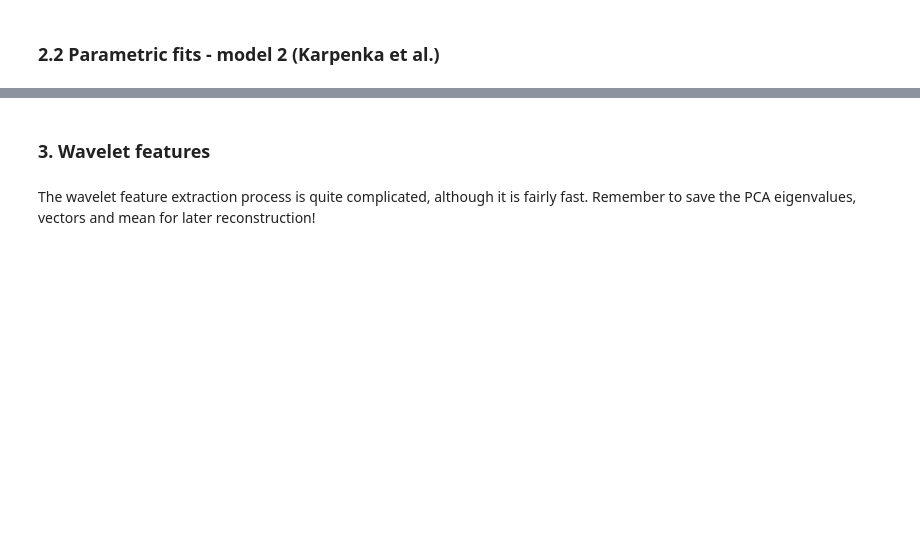
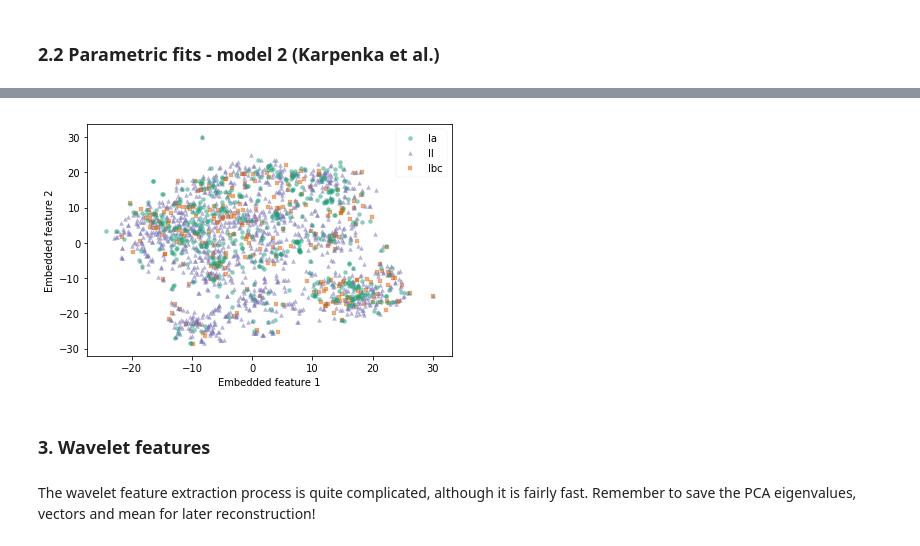
Before and after one commit to LSSTDESC/snmachine, a Jupyter notebook: examples/example_spcc.ipynb, the cells around one changed output, grey strips where cells are left out. Saved outputs shown, nothing was run; the diff lists cells and outputs as text; code cells hidden in the pictures; blank space fills up the shorter version.

```diff
--- a/examples/example_spcc.ipynb
+++ b/examples/example_spcc.ipynb
@@ -684,8 +190,7 @@ tsne_plot.plot(model1_features, join(model1_features, types)['Type'])
 # %% [markdown]
 ### 2.2 Parametric fits - model 2 (Karpenka et al.)
 # %%
-model2_features_instance = snfeatures.ParametricFeatures(
-    'karpenka', sampler='leastsq')
+mod2Feats=snfeatures.ParametricFeatures('karpenka',sampler='leastsq')
 # %%
 %%capture --no-stdout
 if read_from_file:
@@ -737,6 +219,8 @@ We also make a t-SNE plot.
 # %%
 plt.figure()
-tsne_plot.plot(model2_features, join(model2_features, types)['Type'])
+tsne_plot.plot(mod2_features,join(mod2_features,types)['Type'])
+# %% [output]
+[figure, added]
 # %% [markdown]
 ### 3. Wavelet features
 # %% [markdown]
```
Also changed, not shown: parts of 91 cells of this notebook.
